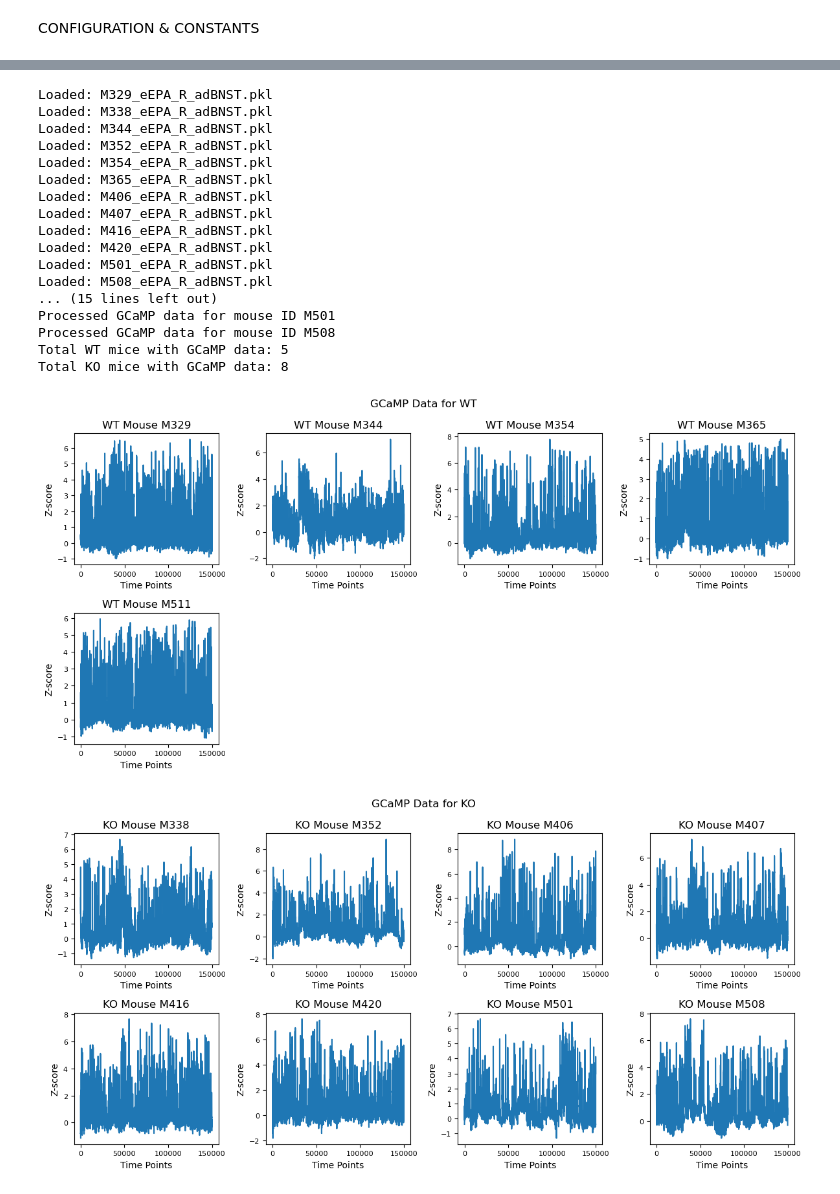
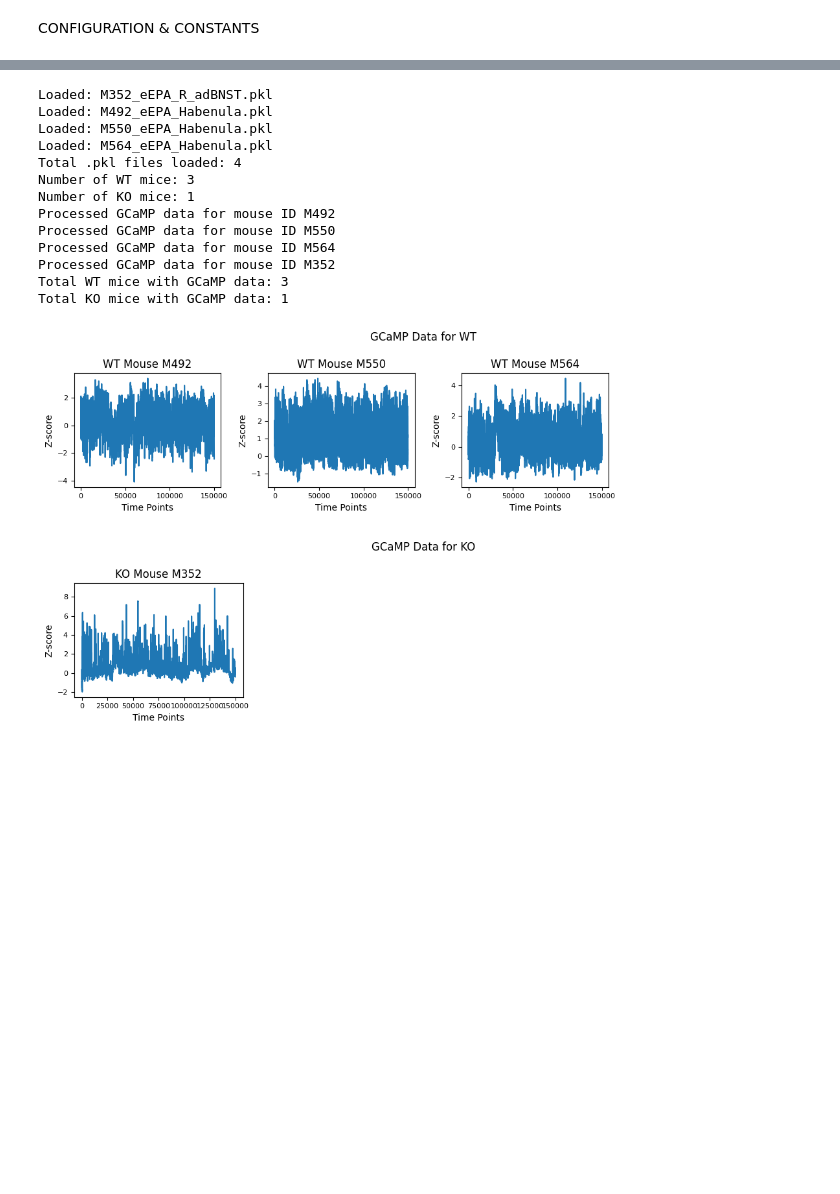
Before and after one commit to urimons/fiber_photometry, a Jupyter notebook: Event_Detection_Groups_v2.ipynb, the cells around one changed output, grey strips where cells are left out. Cells and saved outputs as stored; diff of their text form; code cells hidden in the pictures; blank space fills up the shorter version.

```diff
--- a/Event_Detection_Groups_v2.ipynb
+++ b/Event_Detection_Groups_v2.ipynb
@@ -27,21 +34,22 @@ from entities_v2 import GCaMPData, LimbData, Frame, Clip, Experiment
 CONFIGURATION & CONSTANTS
 # %%
 # Data folder (pkl files)
-DATA_FOLDER = r'Z:\UriMons\Fiber Photometry\adBNST_eEPA_GCaMP8s\Processed_Data\All_pikles'
+DATA_FOLDER = r'Z:\UriMons\Fiber Photometry\GCaMP\Habenula\Processed_Data\Pickles'
 # %%
-# CONFIGURATION & CONSTANTS
-# Data folder (pkl files)
-DATA_FOLDER = r'Z:\UriMons\Fiber Photometry\adBNST_eEPA_GCaMP8s\Processed_Data\All_pikles'
 # Sampling and peak detection parameters
-FS = 50  # Hz for GCaMP data
-GROOMING_FPS = 30  # Frames per second for grooming annotations
+FS = 50                # Hz for GCaMP data
+GROOMING_FPS = 30      # Frames per second for grooming annotations (not used below but kept)
+
 PRETRIGGER_WINDOW = 0.1 * FS
 POSTTRIGGER_WINDOW = 0.75 * FS
+
 THRESH_MIN = 1
 THRESH_MAX = 10
 THRESH_PROMINENCE = 2
 THRESH_MIN_WIDTH = 10 * (FS / 1000)
-BIN_SIZE = 3000  # Updated bin size to match new phase mapping, 3000 = 1 min, 15000 = 5 min, 30000 = 10 min
+
+# Binning
+BIN_SIZE = 15000  # 3000 = 1 min (at 50 Hz), 15000 = 5 min, 30000 = 10 min
 
 # Plotting parameters (adjustable)
 MARKER_SIZE = 8
@@ -538,63 +751,79 @@ def save_group_stats(wt_peak_stats, wt_auc_stats, ko_peak_stats, ko_auc_stats):
 # %%
-# MAIN ROUTINE
 def main():
     experiments = load_experiments(DATA_FOLDER)
     group_WT, group_KO = separate_groups(experiments)
 
     filtered_WT = process_gcamp_data(group_WT)
     filtered_KO = process_gcamp_data(group_KO)
+
     print(f"Total WT mice with GCaMP data: {len(filtered_WT)}")
     print(f"Total KO mice with GCaMP data: {len(filtered_KO)}")
+
+    # Per-mouse traces
     plot_gcamp_data(filtered_WT, "WT")
     plot_gcamp_data(filtered_KO, "KO")
 
+    # Peaks tables (safe on empty)
     wt_table = process_group_peaks(filtered_WT, "WT")
     ko_table = process_group_peaks(filtered_KO, "KO")
 
+    # Event plots (safe on empty)
+    plot_selected_events(wt_table, filtered_WT, "WT", event_step=80)
     plot_selected_events(ko_table, filtered_KO, "KO", event_step=80)
-    plot_selected_events(wt_table, filtered_WT, "WT", event_step=80)
 
+    # Peak stats per bin + group summary (safe on empty)
     wt_peak_stats_df = compute_peak_stats_per_bin(filtered_WT, "WT")
     ko_peak_stats_df = compute_peak_stats_per_bin(filtered_KO, "KO")
+
     wt_overall_peak_stats = compute_group_peak_stats(wt_peak_stats_df, "WT")
     ko_overall_peak_stats = compute_group_peak_stats(ko_peak_stats_df, "KO")
 
+    # AUC stats per bin + group summary (safe on empty)
     wt_auc_stats_df = compute_auc_per_bin(filtered_WT, "WT")
     ko_auc_stats_df = compute_auc_per_bin(filtered_KO, "KO")
+
     wt_overall_auc_stats = compute_group_auc_stats(wt_auc_stats_df, "WT")
     ko_overall_auc_stats = compute_group_auc_stats(ko_auc_stats_df, "KO")
 
+    # Width stats (safe on empty)
     wt_width_stats_df = compute_width_stats_per_bin(wt_table, "WT")
     ko_width_stats_df = compute_width_stats_per_bin(ko_table, "KO")
 
-    plot_peak_count_stats(wt_overall_peak_stats, ko_overall_peak_stats)
-    plot_amplitude_stats(wt_overall_peak_stats, ko_overall_peak_stats)
-    plot_auc_stats(wt_overall_auc_stats, ko_overall_auc_stats)
+    # Comparison plots only if BOTH groups have data
+    if wt_overall_peak_stats is not None and not wt_overall_peak_stats.empty and \
+       ko_overall_peak_stats is not None and not ko_overall_peak_stats.empty:
+        plot_peak_count_stats(wt_overall_peak_stats, ko_overall_peak_stats)
+        plot_amplitude_stats(wt_overall_peak_stats, ko_overall_peak_stats)
+    else:
+        print("Skipping WT vs KO peak/amplitude comparison plots (one group missing).")
 
-    # # Save the group-level statistics to CSV files
+    if wt_overall_auc_stats is not None and not wt_overall_auc_stats.empty and \
+       ko_overall_auc_stats is not None and not ko_overall_auc_stats.empty:
+        plot_auc_stats(wt_overall_auc_stats, ko_overall_auc_stats)
+    else:
+        print("Skipping WT vs KO AUC comparison plots (one group missing).")
+
+    # Uncomment if you want saving (also safe)
     # save_group_stats(wt_overall_peak_stats, wt_overall_auc_stats, ko_overall_peak_stats, ko_overall_auc_stats)
+
 
 if __name__ == '__main__':
     main()
 # %% [output]
-Loaded: M329_eEPA_R_adBNST.pkl
-Loaded: M338_eEPA_R_adBNST.pkl
-Loaded: M344_eEPA_R_adBNST.pkl
 Loaded: M352_eEPA_R_adBNST.pkl
-Loaded: M354_eEPA_R_adBNST.pkl
-Loaded: M365_eEPA_R_adBNST.pkl
-Loaded: M406_eEPA_R_adBNST.pkl
-Loaded: M407_eEPA_R_adBNST.pkl
-Loaded: M416_eEPA_R_adBNST.pkl
-Loaded: M420_eEPA_R_adBNST.pkl
-Loaded: M501_eEPA_R_adBNST.pkl
-Loaded: M508_eEPA_R_adBNST.pkl
-... (15 lines left out)
-Processed GCaMP data for mouse ID M501
-Processed GCaMP data for mouse ID M508
-Total WT mice with GCaMP data: 5
-Total KO mice with GCaMP data: 8
+Loaded: M492_eEPA_Habenula.pkl
+Loaded: M550_eEPA_Habenula.pkl
+Loaded: M564_eEPA_Habenula.pkl
+Total .pkl files loaded: 4
+Number of WT mice: 3
+Number of KO mice: 1
+Processed GCaMP data for mouse ID M492
+Processed GCaMP data for mouse ID M550
+Processed GCaMP data for mouse ID M564
+Processed GCaMP data for mouse ID M352
+Total WT mice with GCaMP data: 3
+Total KO mice with GCaMP data: 1
-[figure, old version]
+[figure, new version]
-[figure, old version]
+[figure, new version]
 Combined results table for WT mice:
      mouse_id event peak_index  peak_time_s  event_window_start  \
```
Also changed, not shown: parts of 18 cells of this notebook, 31 other files.
